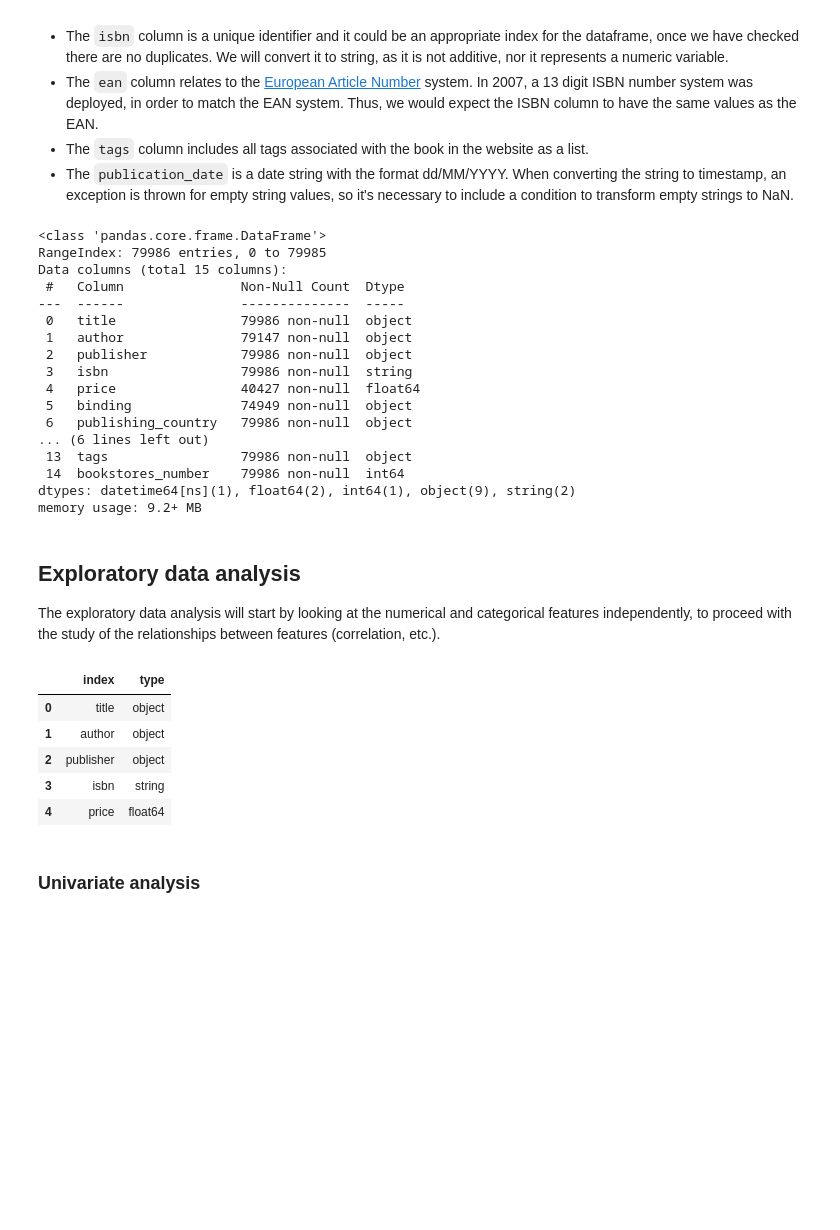
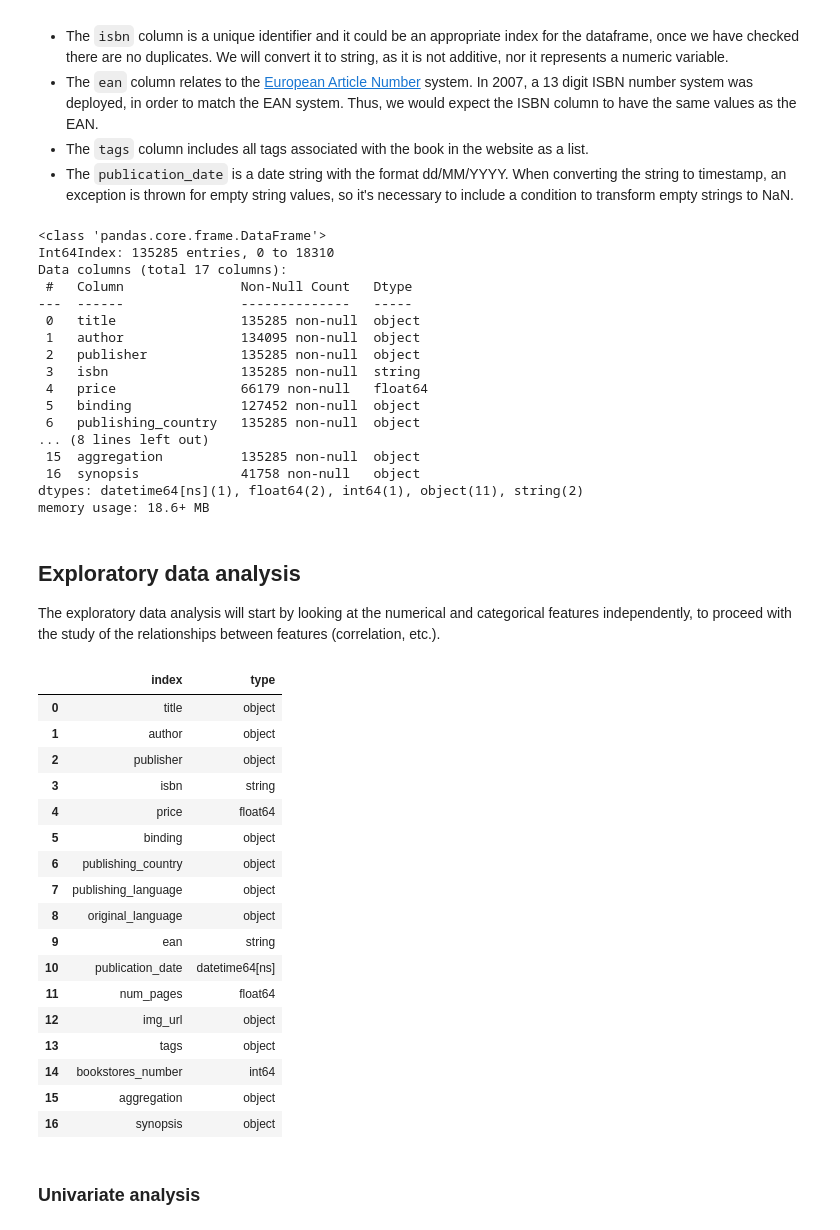
Before and after one commit to ladywithanermine/ermine-book-reviews-analysis, a Jupyter notebook: notebooks/eda_todostuslibros.ipynb, the cells around one changed output. Saved outputs shown, nothing was run; the diff lists cells and outputs as text; code cells hidden in the pictures; blank space fills up the shorter version.

```diff
--- a/notebooks/eda_todostuslibros.ipynb
+++ b/notebooks/eda_todostuslibros.ipynb
@@ -34,0 +56,4 @@ df.head(10)
+# %%
+file_pattern = '../data/todostuslibros_*.json'
+json_files = glob.glob(file_pattern)
+json_files
@@ -34,0 +68,10 @@ df.head(10)
+# %%
+df = pd.DataFrame()
+
+for json_file in json_files:
+    cat_name = re.findall(r'..\/data\/todostuslibros_(.*).json', json_file)[0]
+    df_json = pd.read_json(json_file, orient='records')
+    df_json.loc[:, 'aggregation'] = cat_name
+    df = df.append(df_json)
+
+df.head()
@@ -68,36 +118,48 @@ df.loc[:, 'publication_date'] = df.publication_date.apply(lambda x: datetime.str
 df.info()
 # %% [output]
 <class 'pandas.core.frame.DataFrame'>
-RangeIndex: 79986 entries, 0 to 79985
-Data columns (total 15 columns):
- #   Column               Non-Null Count  Dtype
----  ------               --------------  -----
- 0   title                79986 non-null  object
- 1   author               79147 non-null  object
- 2   publisher            79986 non-null  object
- 3   isbn                 79986 non-null  string
- 4   price                40427 non-null  float64
- 5   binding              74949 non-null  object
- 6   publishing_country   79986 non-null  object
-... (6 lines left out)
- 13  tags                 79986 non-null  object
- 14  bookstores_number    79986 non-null  int64
-dtypes: datetime64[ns](1), float64(2), int64(1), object(9), string(2)
-memory usage: 9.2+ MB
+Int64Index: 135285 entries, 0 to 18310
+Data columns (total 17 columns):
+ #   Column               Non-Null Count   Dtype
+---  ------               --------------   -----
+ 0   title                135285 non-null  object
+ 1   author               134095 non-null  object
+ 2   publisher            135285 non-null  object
+ 3   isbn                 135285 non-null  string
+ 4   price                66179 non-null   float64
+ 5   binding              127452 non-null  object
+ 6   publishing_country   135285 non-null  object
+... (8 lines left out)
+ 15  aggregation          135285 non-null  object
+ 16  synopsis             41758 non-null   object
+dtypes: datetime64[ns](1), float64(2), int64(1), object(11), string(2)
+memory usage: 18.6+ MB
 # %% [markdown]
 ## Exploratory data analysis
 The exploratory data analysis will start by looking at the numerical and categorical features independently, to proceed with the study of the relationships between features (correlation, etc.).
 # %%
 types_df = df.dtypes.reset_index()
 types_df.rename(columns={0: "type"}, inplace=True)
-types_df.head()
+types_df
 # %% [output]
 |  | index | type |
 | 0 | title | object |
 | 1 | author | object |
 | 2 | publisher | object |
 | 3 | isbn | string |
 | 4 | price | float64 |
+| 5 | binding | object |
+| 6 | publishing_country | object |
+| 7 | publishing_language | object |
+| 8 | original_language | object |
+| 9 | ean | string |
+| 10 | publication_date | datetime64[ns] |
+| 11 | num_pages | float64 |
+| 12 | img_url | object |
+| 13 | tags | object |
+| 14 | bookstores_number | int64 |
+| 15 | aggregation | object |
+| 16 | synopsis | object |
 # %% [markdown]
 ### Univariate analysis
 # %% [markdown]
```
Also changed, not shown: parts of 36 cells of this notebook.
